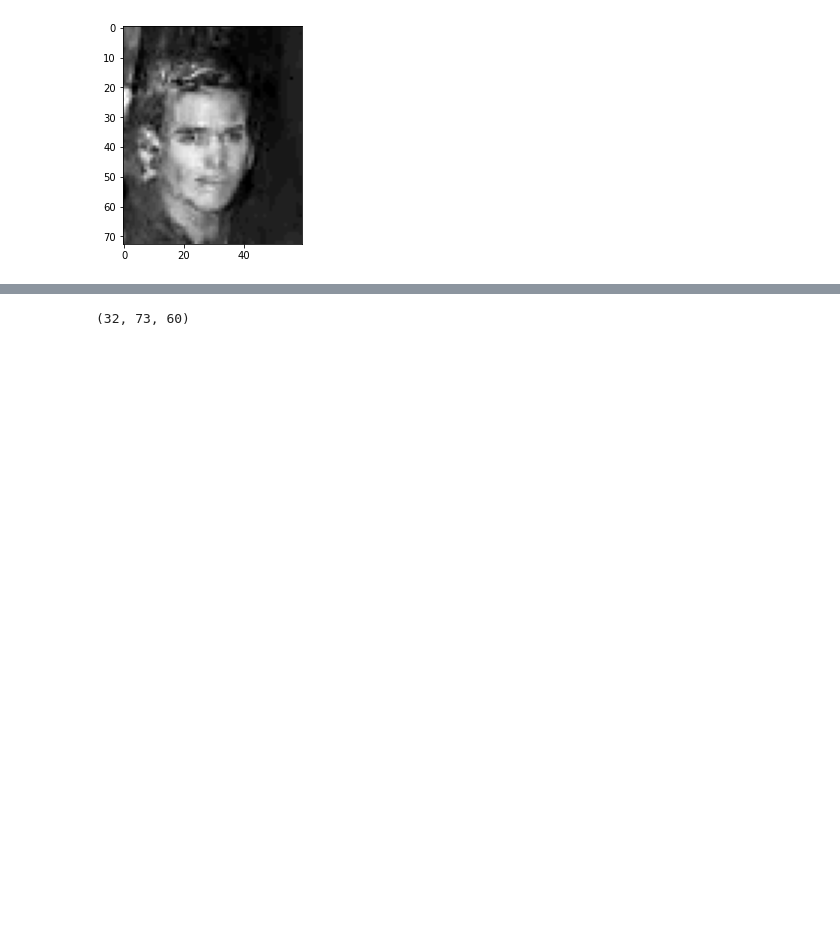
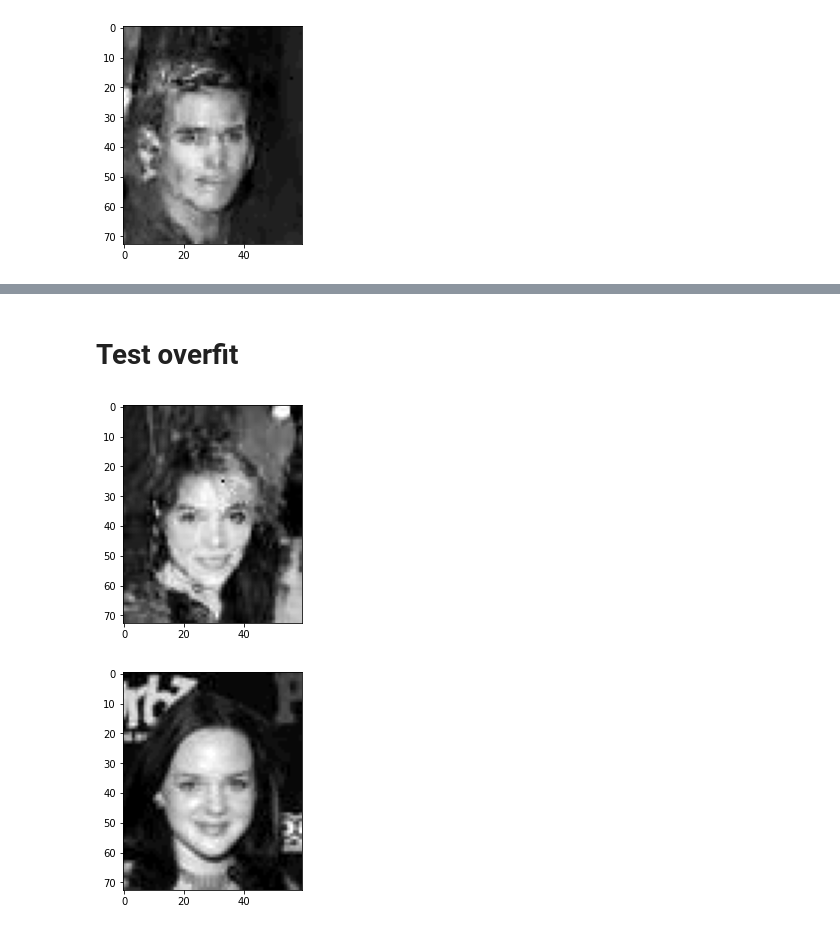
Before and after one commit to nissmar/ARDM, a Jupyter notebook: TinyCelebA.ipynb, the cells around one changed output, grey strips where cells are left out. Cells and saved outputs as stored; diff of their text form; code cells hidden in the pictures; blank space fills up the shorter version.

Commit message:
overfit check

```diff
--- a/TinyCelebA.ipynb
+++ b/TinyCelebA.ipynb
@@ -293,9 +307,2 @@ out = model.sample_one_path(x, 200)
-# %%
-for i in range(out.shape[0]):
-    gen_im = de_one_hotize(out)[i].cpu().detach().numpy()
-    plt.imsave('figs/out_face_large_{}/{}.jpeg'.format(nstep, i), gen_im, cmap='gray')
-    if i%50==0:
-        plt.imshow(gen_im, cmap='gray')
-        plt.show()
 # %% [markdown]
 # Compute FID score
@@ -358,4 +348,25 @@ plt.show()
-# %%
-arr[0][0].shape
-# %% [output]
-(32, 73, 60)
+# %% [markdown]
+# Test overfit
+# %%
+if ref_dataset is None:
+    L=[]
+    for i in tqdm(range(len(dataset))):
+        L.append(de_one_hotize(dataset[i][None,...]))
+    ref_dataset = torch.cat(L)
+# %%
+def closest(tens):
+    mask = torch.zeros_like(tens)
+    mask[30:40, 20:40]=1
+    comp = ((ref_dataset-tens[None,:])**2)*mask
+    return ref_dataset[comp.sum((1,2)).argmin()]
+# %%
+i=np.random.randint(199)
+im = torch.tensor(plt.imread('figs/out_face_large_800/{}.jpeg'.format(i)), dtype=torch.float32).mean((2))/255.0
+plt.imshow(im, cmap='gray')
+plt.show()
+clos = closest(im)
+plt.imshow(clos, cmap='gray')
+plt.show()
+# %% [output]
+[figure, added]
+[figure, added]
```
Also changed, not shown: parts of 7 cells of this notebook.
